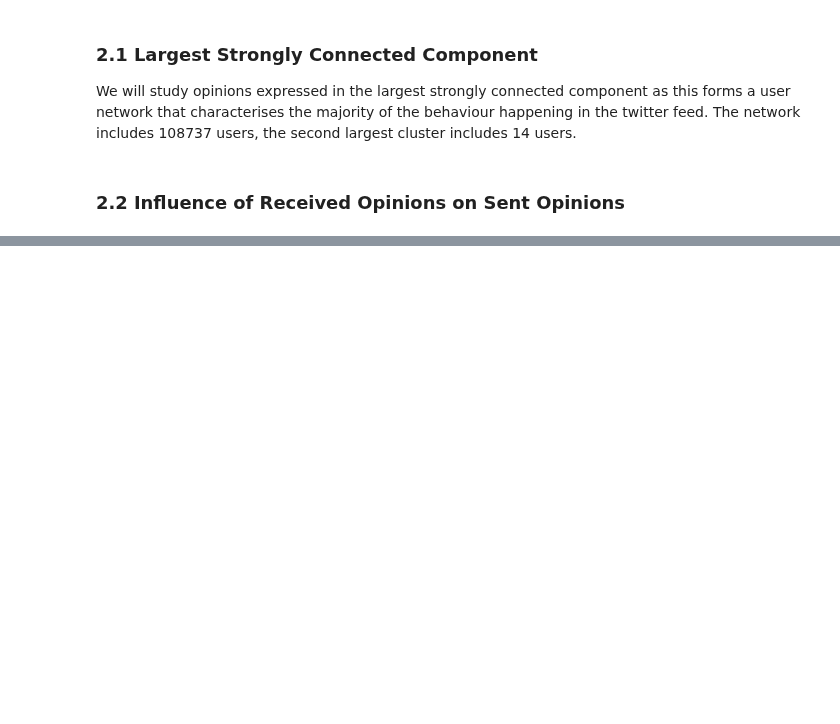
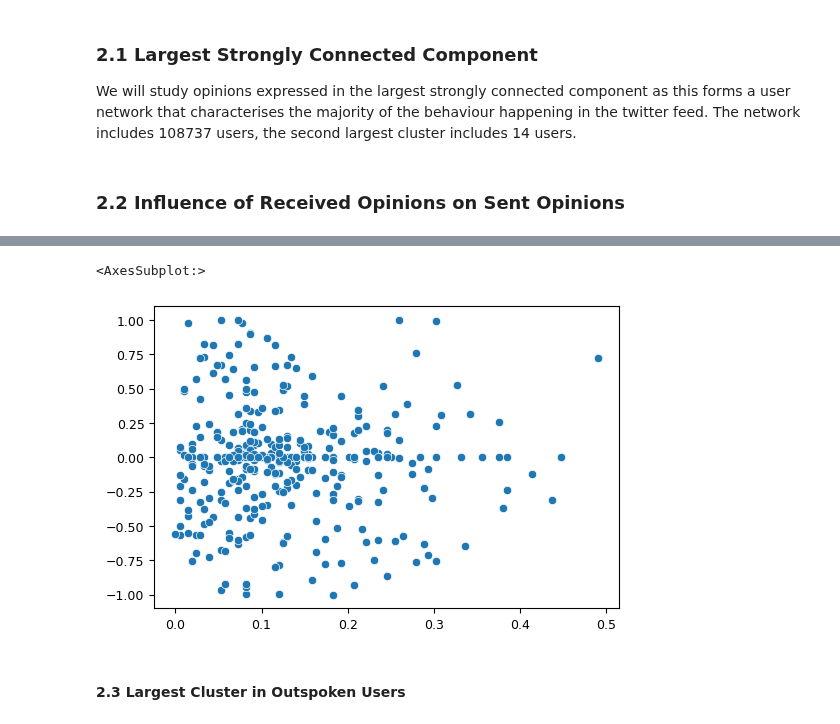
Before and after one commit to J0HNN7G/politic-polar-epsrc, a Jupyter notebook: twitter.ipynb, the cells around one changed output, grey strips where cells are left out. Drawn from its saved outputs; the diff is of its cells as text; code cells hidden in the pictures; blank space fills up the shorter version.

```diff
--- a/twitter.ipynb
+++ b/twitter.ipynb
@@ -427,0 +432,11 @@ sns.histplot(list(map(lambda x: x[1], coefs)))
+# %%
+init_corr_ops = list(map(lambda x: (lcdf[lcdf.by == x[0]].opinion.values[0], x[1]), coefs))
+x = list(map(lambda x: abs(x[0]), init_corr_ops))
+y = list(map(lambda x: x[1],init_corr_ops))
+# %%
+sns.scatterplot(x=x, y=y)
+# %% [output]
+<AxesSubplot:>
+[figure, added]
+# %% [markdown]
+#### 2.3 Largest Cluster in Outspoken Users
```
Also changed, not shown: parts of 16 cells of this notebook.
